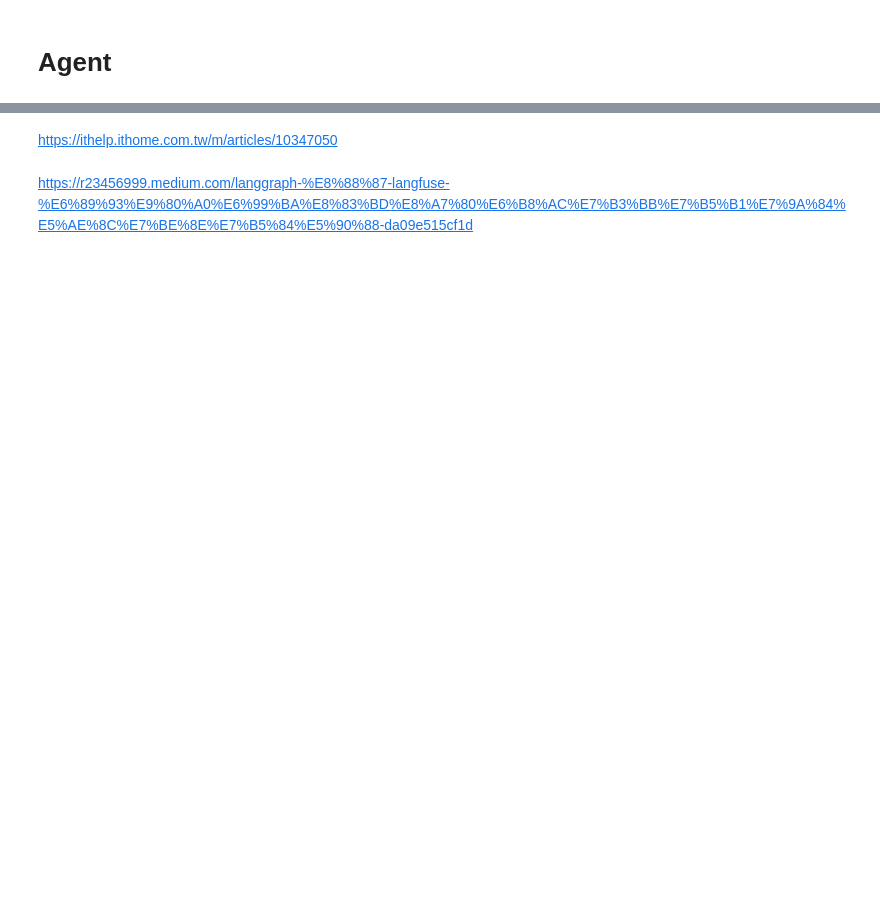
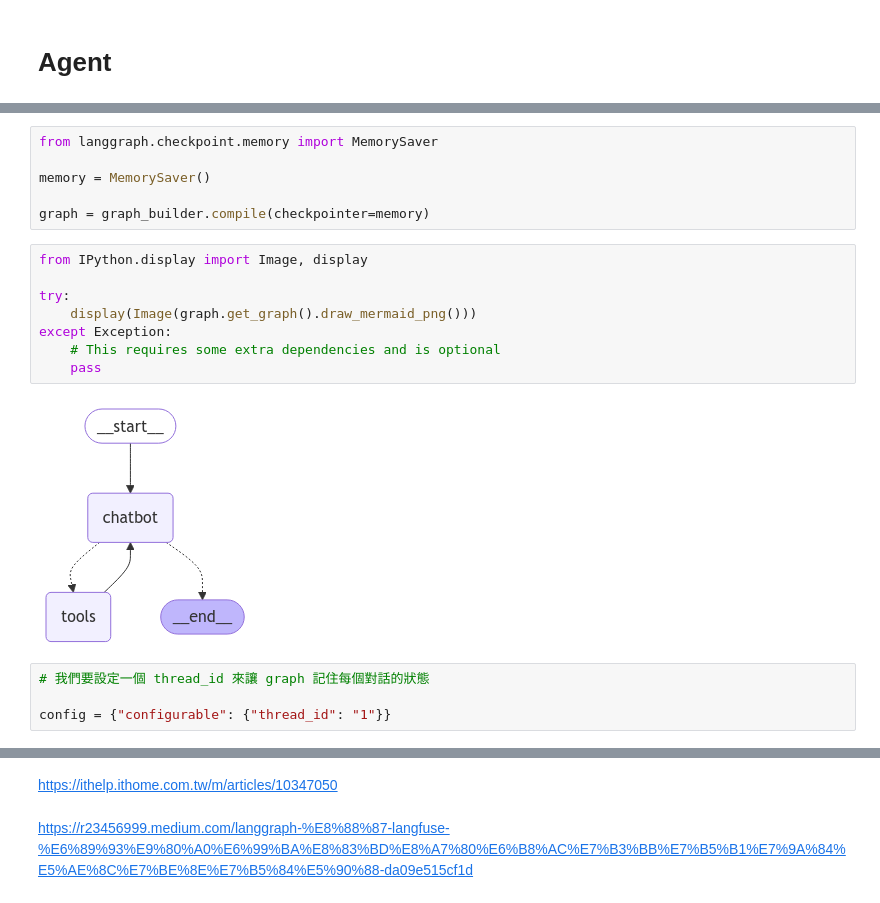
Before and after one commit to hanyuany14/ML-AI-Tutor, a Jupyter notebook: Codes/langraph.ipynb, the cells around one changed output, grey strips where cells are left out. Cells and saved outputs as stored; diff of their text form; blank space fills up the shorter version.

```diff
--- a/Codes/langraph.ipynb
+++ b/Codes/langraph.ipynb
@@ -199,0 +562,20 @@ One way of doing task decomposition is by using simple prompting, such as asking
+# %%
+from langgraph.checkpoint.memory import MemorySaver
+
+memory = MemorySaver()
+
+graph = graph_builder.compile(checkpointer=memory)
+# %%
+from IPython.display import Image, display
+
+try:
+    display(Image(graph.get_graph().draw_mermaid_png()))
+except Exception:
+    # This requires some extra dependencies and is optional
+    pass
+# %% [output]
+[figure, added]
+# %%
+# 我們要設定一個 thread_id 來讓 graph 記住每個對話的狀態
+
+config = {"configurable": {"thread_id": "1"}}
```
Also changed, not shown: parts of 48 cells of this notebook, 3 other files.
